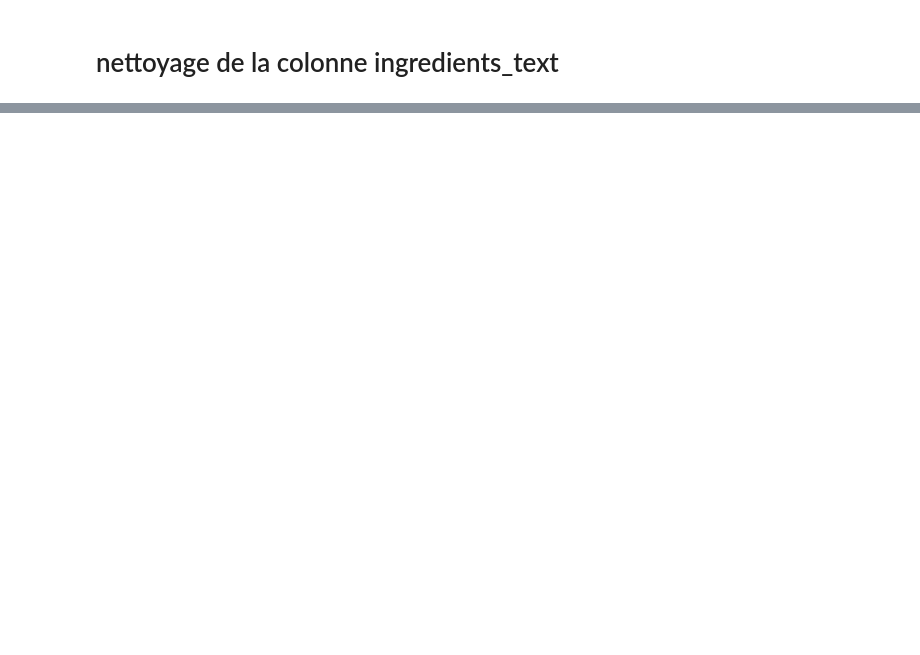
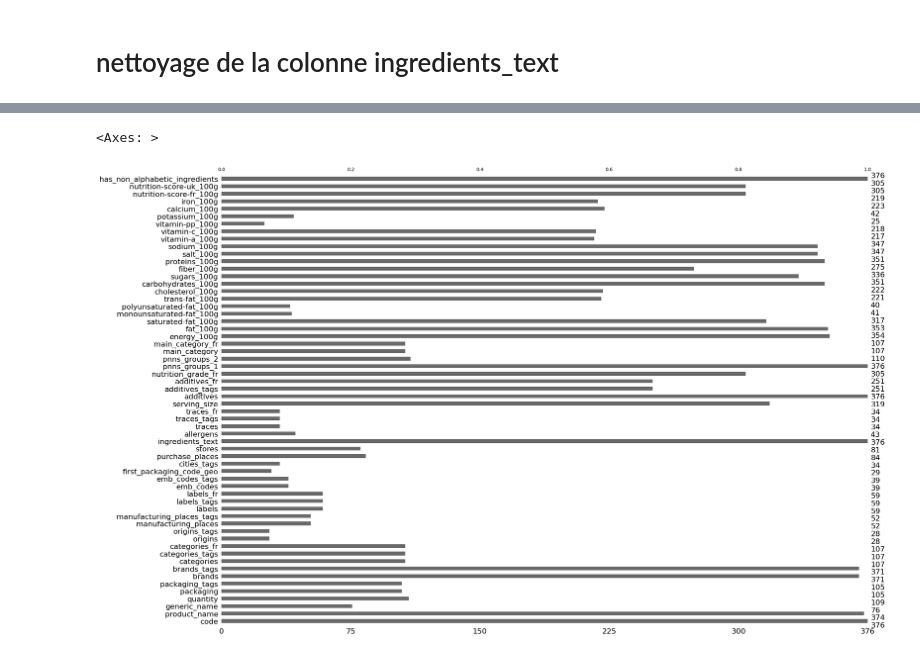
Before and after one commit to ndevilder/projet3, a Jupyter notebook: Devilder_Nicolas_3_notebook_bis.ipynb, the cells around one changed output, grey strips where cells are left out. Drawn from its saved outputs; the diff is of its cells as text; code cells hidden in the pictures; blank space fills up the shorter version.

```diff
--- a/Devilder_Nicolas_3_notebook_bis.ipynb
+++ b/Devilder_Nicolas_3_notebook_bis.ipynb
@@ -242,4 +332,7 @@ print(classification_report(y_test_original, y_pred, zero_division=0))
 # %%
-# Prédiction des valeurs manquantes
-X_missing = vectorizer.fit_transform(df_missing['ingredients_text'])
+
+# Conversion des labels du DataFrame non manquant en utilisant l'encodeur ajusté
+df_missing['pnns_groups_1_encoded'] = label_encoder.transform(df_missing['pnns_groups_1'])
+
+X_missing = vectorizer.transform(df_missing['ingredients_text'])
 # %%
@@ -248,4 +347,8 @@ missing_pred = label_encoder.inverse_transform(missing_pred_encoded)
 # %%
 # Ajout des prédictions au DataFrame d'origine
 df_cleaned.loc[df_missing.index, 'pnns_groups_1'] = missing_pred
+msno.bar(df_cleaned)
+# %% [output]
+<Axes: >
+[figure, added]
 # %%
```
Also changed, not shown: parts of 29 cells of this notebook.
